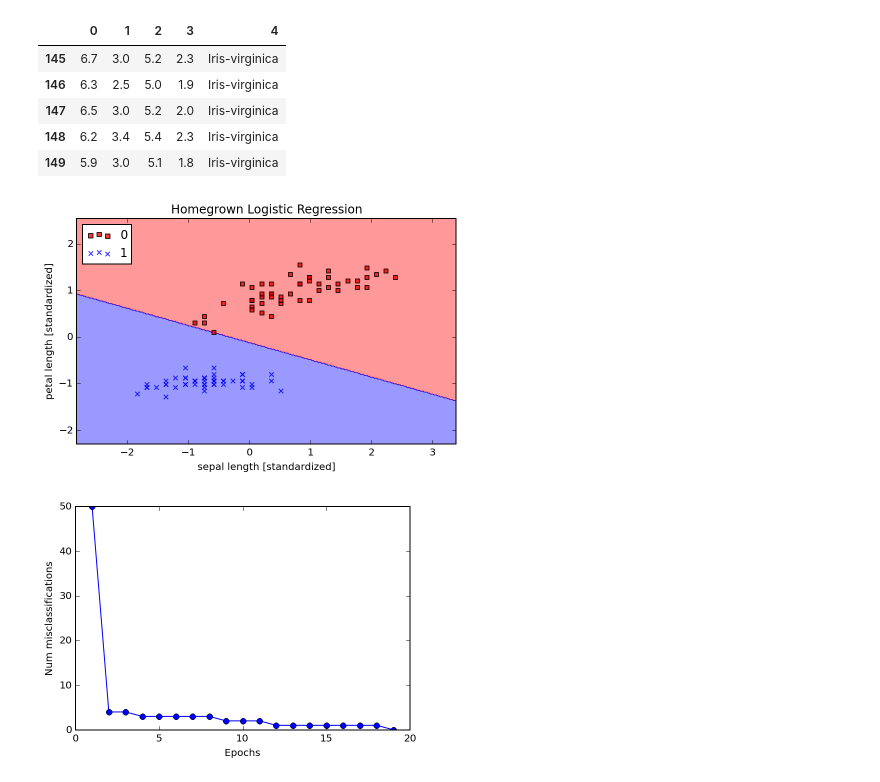
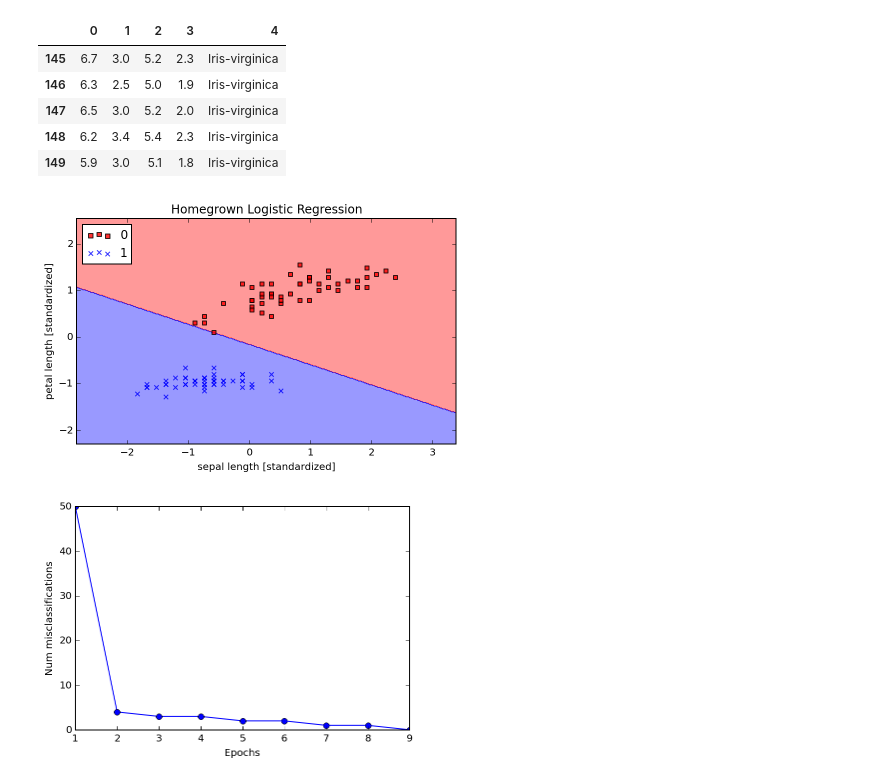
Before and after one commit to krosaen/ml-study, a Jupyter notebook: python-ml-book/ch03/ch03.ipynb, the cells around one changed output. Saved outputs shown, nothing was run; the diff lists cells and outputs as text; code cells hidden in the pictures.

```diff
--- a/python-ml-book/ch03/ch03.ipynb
+++ b/python-ml-book/ch03/ch03.ipynb
@@ -335,27 +335,28 @@ df.tail()
 # %%
 # Get the first 100 rows, selecting columns 0 and 2 (sepal and petal length)
 sepal_petal_rows = df.iloc[0:100, [0, 2]].values
 
 # select setosa and versicolor
 y = df.iloc[0:100, 4].values
 y = np.where(y == 'Iris-setosa', 1, 0)
 
 # standardize
 sepal_petal_rows_std = np.copy(sepal_petal_rows)
 for i in range(sepal_petal_rows_std.shape[1]):
     sepal_petal_rows_std[:, i] = (sepal_petal_rows[:,i] - sepal_petal_rows[:,i].mean()) / sepal_petal_rows[:,i].std()
 
-predict_lr_fn, weights_log, squared_error_log, num_errors_log = homegrown_lr(sepal_petal_rows_std, y, learning_rate=0.02)
+predict_lr_fn, weights_log, squared_error_log, num_errors_log = homegrown_lr(
+    sepal_petal_rows_std, y, learning_rate=0.05)
 plt.title('Homegrown Logistic Regression')
 kr_plot_decision_regions(
     plt, sepal_petal_rows_std, y, predict_lr_fn, weights_log[-1],
     xlabel = 'sepal length [standardized]',
     ylabel = 'petal length [standardized]')
 
 plt.plot(range(1, len(num_errors_log) + 1), num_errors_log, marker='o')
 plt.xlabel('Epochs')
 plt.ylabel('Num misclassifications')
 plt.show()
 # %% [output]
-[figure, old version]
+[figure, new version]
-[figure, old version]
+[figure, new version]
```
Also changed, not shown: parts of 13 cells of this notebook.
